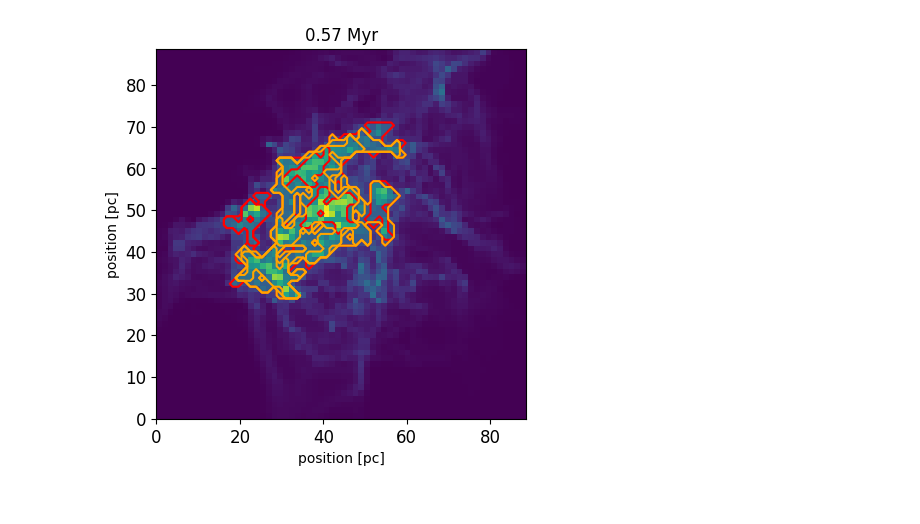
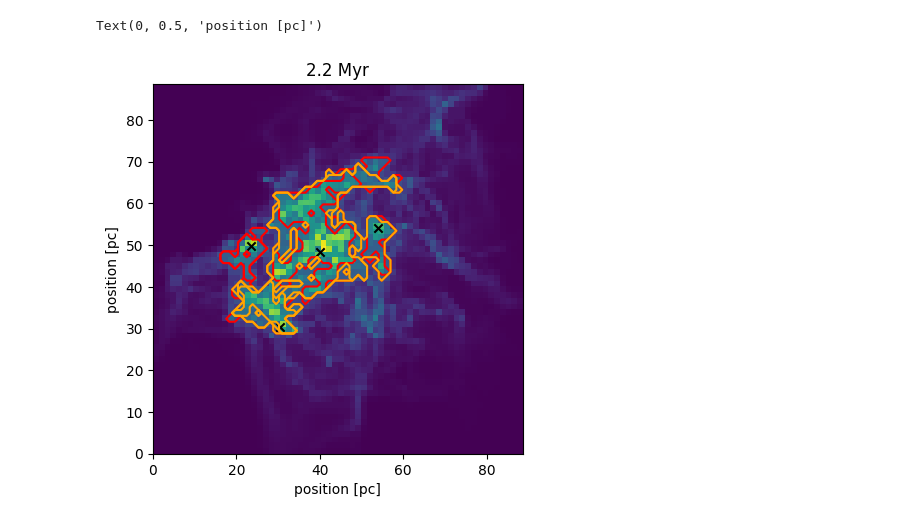
Before and after one commit to kotora260/StarGen, a Jupyter notebook: analysis_mass_ppp/dendro2D_2800.ipynb, the cells around one changed output. Drawn from its saved outputs; the diff is of its cells as text; code cells hidden in the pictures.

```diff
--- a/analysis_mass_ppp/dendro2D_2800.ipynb
+++ b/analysis_mass_ppp/dendro2D_2800.ipynb
@@ -38,22 +38,20 @@ hz = d['space3']
 
 nH = d['nH']
 rho = nH * mu
-mass = rho * (hx*pc)**3 / solar_mass
+m = rho * (hx*pc)**3 / solar_mass
 # %%
 # make int map
 
-int_map_400 = np.sum(mass, axis=0) * hx
-extent = [0, hy * mass.shape[1], 0, hz * mass.shape[2]]
+int_map = np.sum(m, axis=0) * hx
+extent = [0, hy * m.shape[1], 0, hz * m.shape[2]]
 
 fig, ax = plt.subplots()
-im = ax.imshow(int_map_400, extent=extent, origin='lower')
+im = ax.imshow(int_map, extent=extent, origin='lower')
 
-#ax.set_title("0.57 Myr")
+ax.set_title("2.2 Myr")
 ax.set_xlabel('position [pc]')
 ax.set_ylabel('position [pc]')
 
 cbar = fig.colorbar(im)
-#cbar.set_label('intensity [$M_\odot$ km s$^{-1}$]')
-
-#plt.savefig("int_map_400")
+cbar.set_label('intensity [$M_\odot$ km s$^{-1}$]')
 # %% [output]
@@ -61,4 +59,4 @@ cbar = fig.colorbar(im)
 # %%
 # compute dendrogram
 
-dendro_400 = Dendrogram.compute(int_map_400, min_value=1, min_delta=0.8, min_npix=20)
+dendro = Dendrogram.compute(int_map, min_value=1, min_delta=1.2, min_npix=20)
@@ -79,22 +204,22 @@ branch_indices: [0, 1, 2, 4]
 # %%
-# plot the contour
+# plot the contour and peak
 
 fig = plt.figure()
 ax = fig.add_subplot(1, 1, 1)
-im = ax.imshow(int_map_400, extent=extent, origin='lower')
+im = ax.imshow(int_map, extent=extent, origin='lower')
 
-p = dendro_400.plotter()
+p = dendro.plotter()
 
 for index_leaf in leaf_indices:
     p.plot_contour(ax, extent=extent, structure=index_leaf, colors='red')
 for index_branch in branch_indices:
     p.plot_contour(ax, extent=extent, structure=index_branch, colors='orange')
 
-ax.set_title("0.57 Myr")
+ax.scatter(leaf_feature['x_peak'], leaf_feature['y_peak'], marker='x', color='black')
+
+ax.set_title("2.2 Myr")
 ax.set_xlabel('position [pc]')
 ax.set_ylabel('position [pc]')
-plt.tick_params(labelsize=12)
-
-#plt.savefig("dendro_400_contour")
 # %% [output]
+Text(0, 0.5, 'position [pc]')
-[figure, old version]
+[figure, new version]
```
Also changed, not shown: parts of 3 cells of this notebook, 3 other files.
